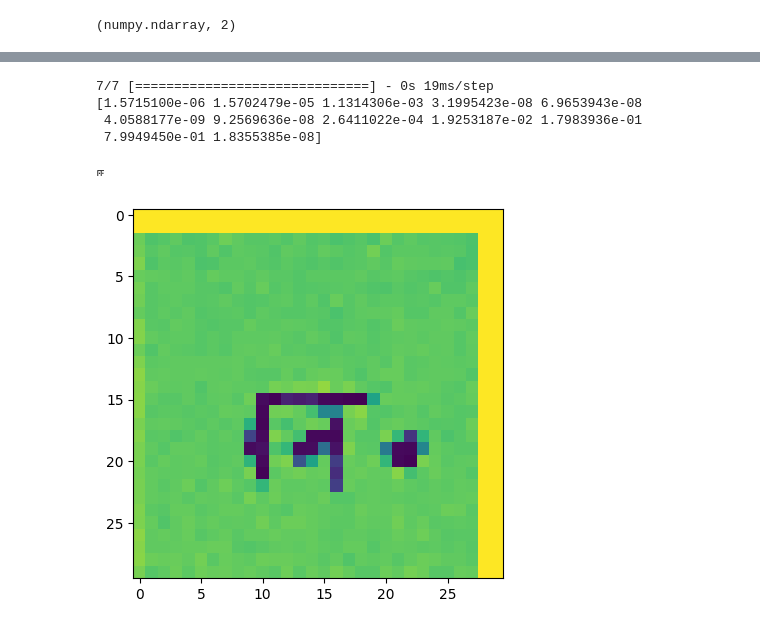
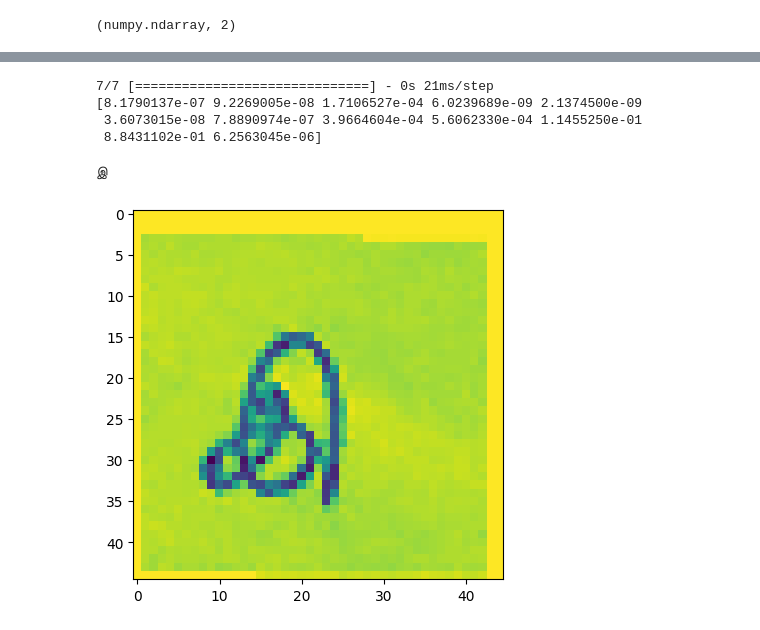
Before and after one commit to saieswaramurali/RECOGNITION_OF_TAMIL_CHARACTERS_USING_CNN, a Jupyter notebook: RECOGNITION_OF_TAMIL_CHARACTERS.ipynb, the cells around one changed output, grey strips where cells are left out. Cells and saved outputs as stored; diff of their text form; code cells hidden in the pictures.

```diff
--- a/RECOGNITION_OF_TAMIL_CHARACTERS.ipynb
+++ b/RECOGNITION_OF_TAMIL_CHARACTERS.ipynb
@@ -39,7 +35,7 @@ for image in imagepaths :
   try :
     img = cv2.imread(image) # reading and storing the images on the img literal
     img = rgb2gray(img) # converting the image to gray scale
-    img = cv2.resize(img, (30,30)) # resizing them from 480,480 to 30,30 to reduce the computations
+    img = cv2.resize(img, (45,45)) # resizing them from 480,480 to 30,30 to reduce the computations
     images.append(img)
     print("image loaded")
   except Exception as e :
@@ -153,7 +138,7 @@ from tensorflow.keras.layers import Conv2D, MaxPooling2D, Flatten, Dense
 model = Sequential()
 
 # Convolutional and pooling layers
-model.add(Conv2D(32, (3, 3), activation='relu', input_shape=(30,30,1)))
+model.add(Conv2D(32, (3, 3), activation='relu', input_shape=(45,45,1)))
 model.add(MaxPooling2D((2, 2)))
 model.add(Conv2D(64, (3, 3), activation='relu'))
 model.add(MaxPooling2D((2, 2)))
@@ -166,7 +151,7 @@ model.add(Dense(128, activation='relu'))
 model.add(Dense(12, activation='softmax'))
 
 # Compile the model
-model.compile(optimizer='adam', loss='sparse_categorical_crossentropy', metrics=['accuracy'])
+model.compile(optimizer='Adam', loss='sparse_categorical_crossentropy', metrics=['accuracy'])
 # %%
 model.summary()
 # %% [output]
@@ -213,16 +198,16 @@ Epoch 10/10
 <keras.src.callbacks.History at 0x...>
 # %%
 m = model.predict(y_train, verbose=1)
-n = np.argmax(m[150])
+n = np.argmax(m[189])
 print(m[0])
 # %% [output]
-7/7 [==============================] - 0s 19ms/step
-[1.5715100e-06 1.5702479e-05 1.1314306e-03 3.1995423e-08 6.9653943e-08
- 4.0588177e-09 9.2569636e-08 2.6411022e-04 1.9253187e-02 1.7983936e-01
- 7.9949450e-01 1.8355385e-08]
+7/7 [==============================] - 0s 21ms/step
+[8.1790137e-07 9.2269005e-08 1.7106527e-04 6.0239689e-09 2.1374500e-09
+ 3.6073015e-08 7.8890974e-07 3.9664604e-04 5.6062330e-04 1.1455250e-01
+ 8.8431102e-01 6.2563045e-06]
 # %%
-plt.imshow(y_train[150])
+plt.imshow(y_train[189])
 print(class_labels[n])
 # %% [output]
-ஈ
+இ
-[figure, old version]
+[figure, new version]
```
Also changed, not shown: parts of 14 cells of this notebook.
